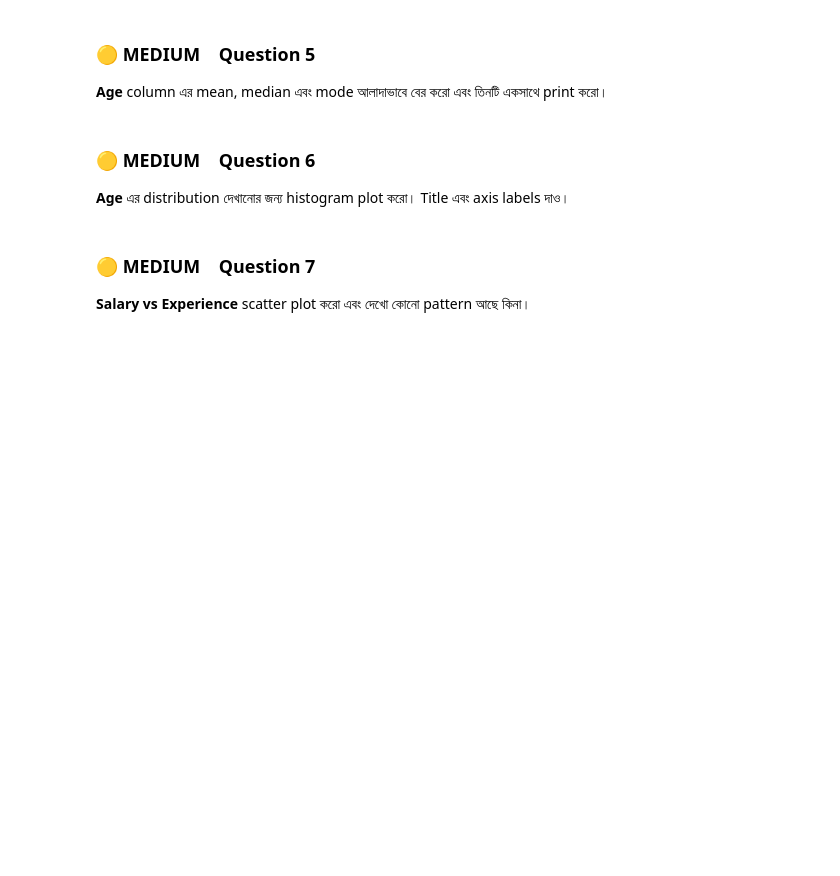
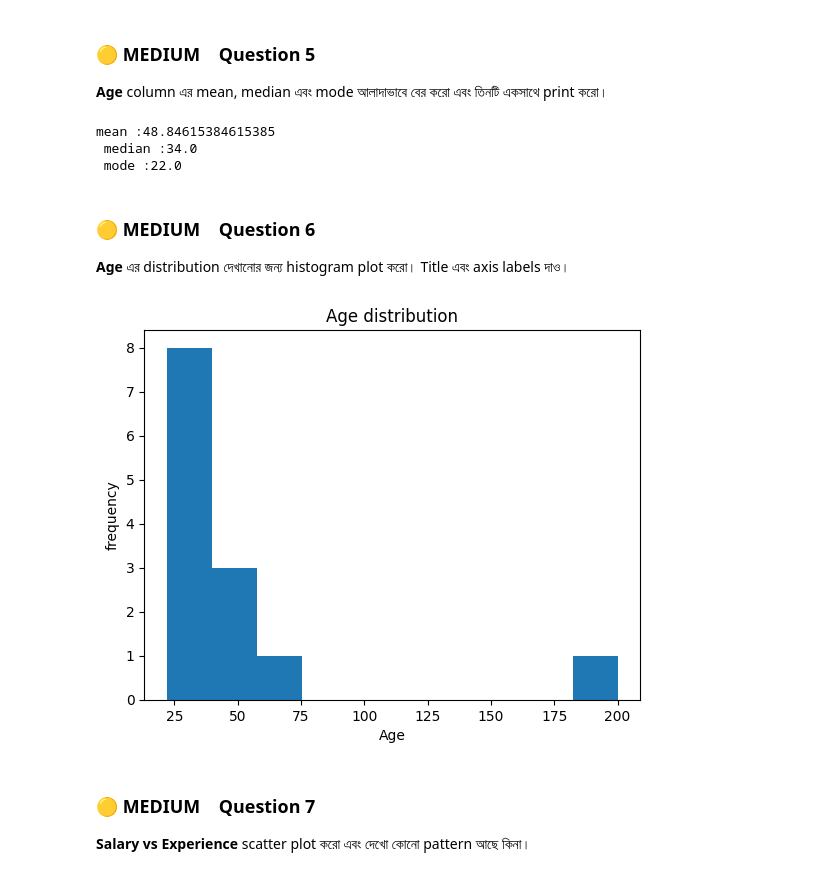
Before and after one commit to AR-Ashik-9997/Phitron-practice-problem, a Jupyter notebook: Beginner_Friendly_Practice_Set.ipynb, the cells around one changed output. Cells and saved outputs as stored; diff of their text form; code cells hidden in the pictures; blank space fills up the shorter version.

```diff
--- a/Beginner_Friendly_Practice_Set.ipynb
+++ b/Beginner_Friendly_Practice_Set.ipynb
@@ -76,10 +108,28 @@ Dataset এর **statistical summary** দেখাও — mean, std, min, max
+# %%
+# YOUR CODE HERE
+# Hint: .mean(), .median(), .mode()[0]
+age_mean=df['Age'].mean()
+age_median=df['Age'].median()
+age_mode=df['Age'].mode()[0]
+print(f"mean :{age_mean}\n median :{age_median}\n mode :{age_mode}")
+# %% [output]
+mean :48.84615384615385
+ median :34.0
+ mode :22.0
 # %% [markdown]
 ### 🟡 MEDIUM &nbsp;&nbsp; Question 6
 **Age** এর distribution দেখানোর জন্য histogram plot করো। Title এবং axis labels দাও।
 # %%
 # YOUR CODE HERE
 # Hint: plt.hist() বা df['Age'].plot(kind='hist')
 # plt.title(), plt.xlabel(), plt.ylabel() দিতে ভুলো না
+plt.hist(df['Age'],bins=10)
+plt.title("Age distribution")
+plt.xlabel("Age")
+plt.ylabel("frequency")
+plt.show()
+# %% [output]
+[figure, added]
 # %% [markdown]
 ### 🟡 MEDIUM &nbsp;&nbsp; Question 7
 **Salary vs Experience** scatter plot করো এবং দেখো কোনো pattern আছে কিনা।
```
Also changed, not shown: parts of 21 cells of this notebook.
